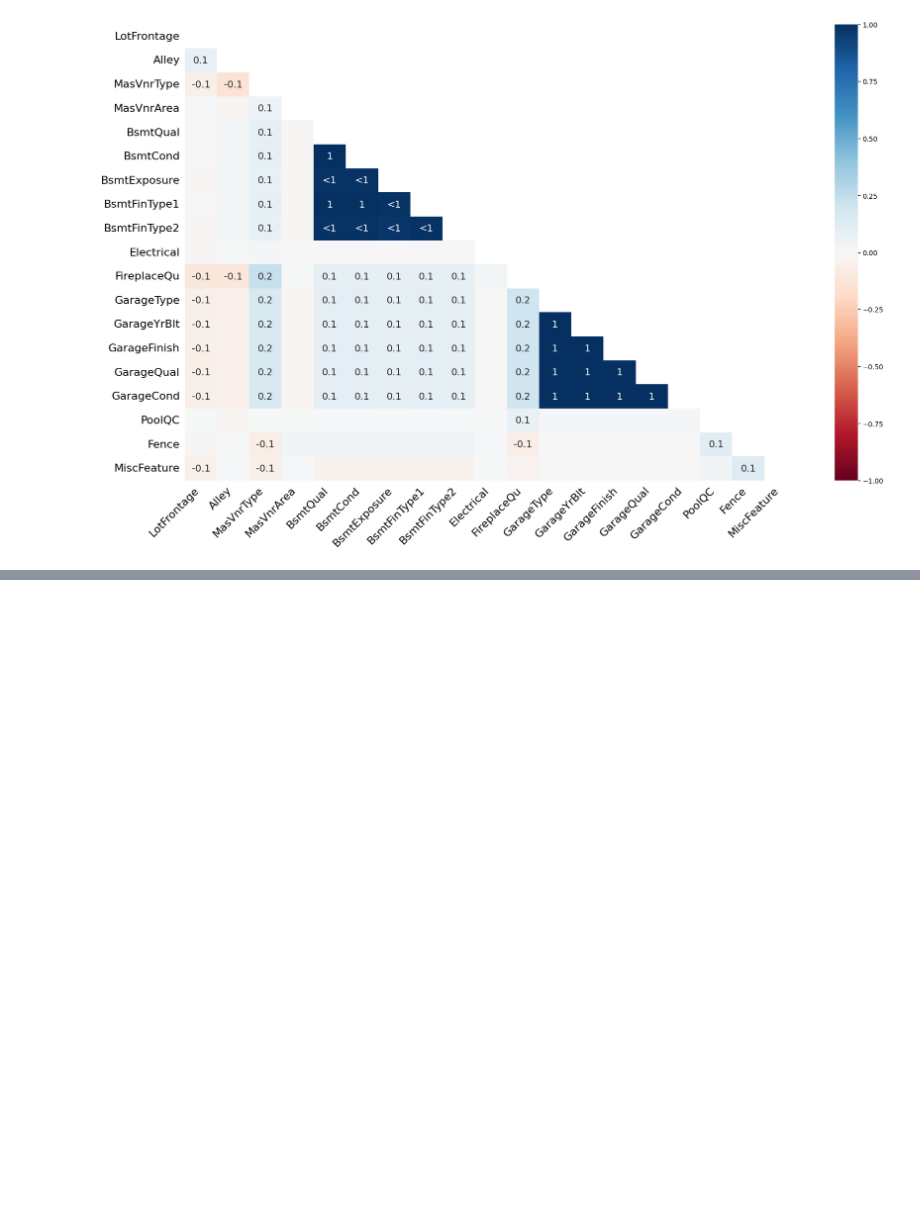
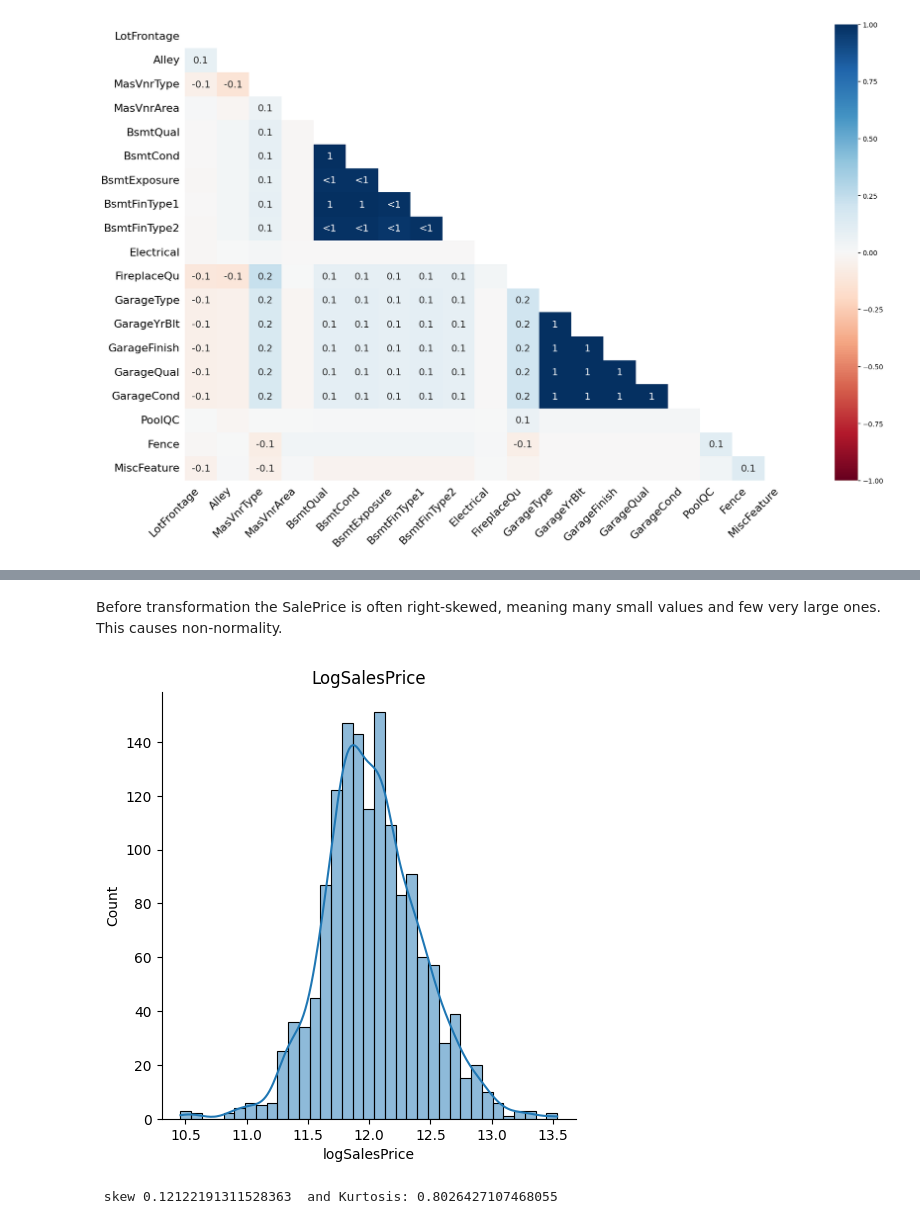
Before and after one commit to Cindy-eng/AI-Data-Engineer--Assignments, a Jupyter notebook: 11_Analysis of housing information/11_Analysis of housing information.ipynb, the cells around one changed output, grey strips where cells are left out. Cells and saved outputs as stored; diff of their text form; code cells hidden in the pictures; blank space fills up the shorter version.

```diff
--- a/11_Analysis of housing information/11_Analysis of housing information.ipynb
+++ b/11_Analysis of housing information/11_Analysis of housing information.ipynb
@@ -115,0 +155,14 @@ Keys:
+# %% [markdown]
+Before transformation the SalePrice is often right-skewed, meaning many
+small values and few very large ones. This causes non-normality.
+# %%
+df['logSalesPrice']=np.log1p(df['SalePrice'])
+
+sns.displot(df['logSalesPrice'], kde=True)
+plt.title('LogSalesPrice')
+plt.show()
+
+print(' skew',skew(df['logSalesPrice']),' and Kurtosis:',kurtosis(df['logSalesPrice']))
+# %% [output]
+[figure, added]
+ skew 0.12122191311528363  and Kurtosis: 0.8026427107468055
```
Also changed, not shown: parts of 5 cells of this notebook.
